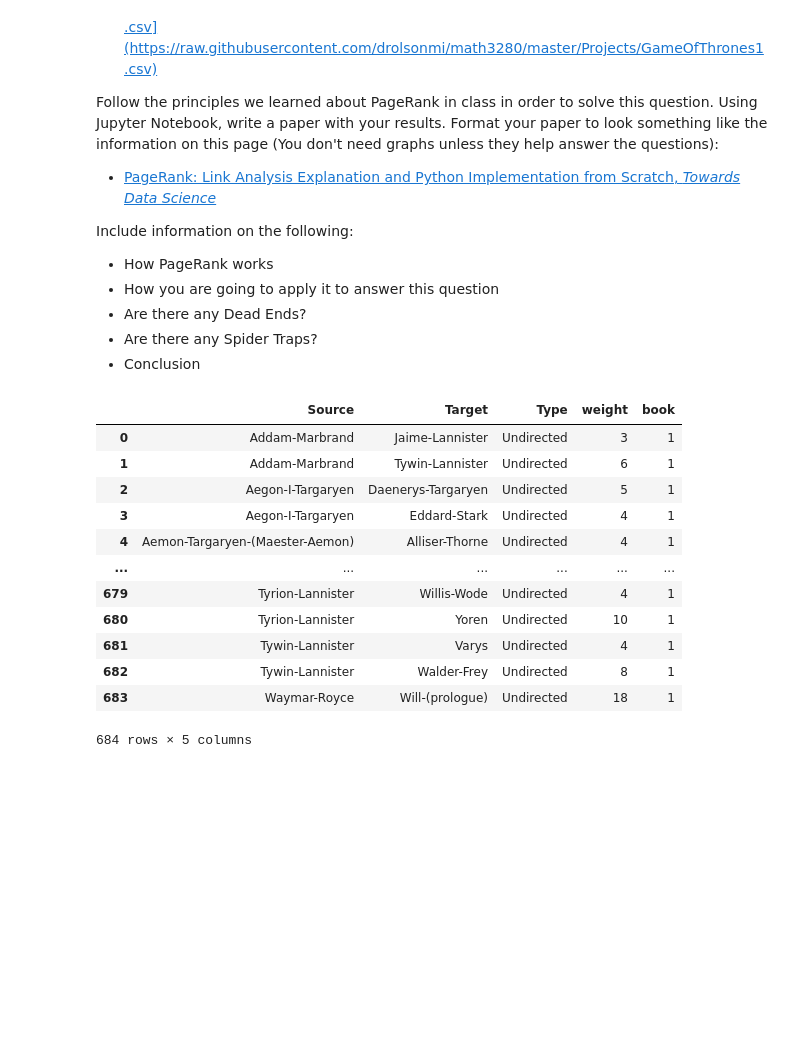
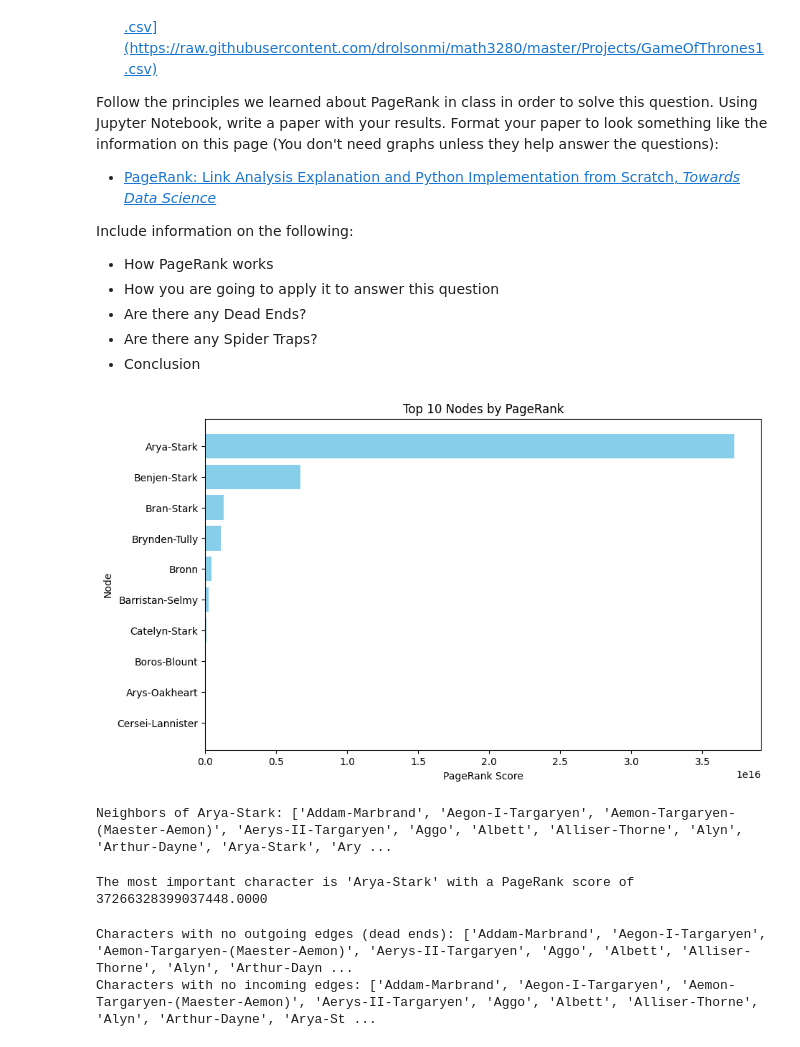
Before and after one commit to MJebran/PageRank, a Jupyter notebook: 3280_Project_02_PageRank.ipynb, the cells around one changed output. Saved outputs shown, nothing was run; the diff lists cells and outputs as text; code cells hidden in the pictures; blank space fills up the shorter version.

```diff
--- a/3280_Project_02_PageRank.ipynb
+++ b/3280_Project_02_PageRank.ipynb
@@ -15,22 +15,3 @@ Include information on the following:
 * Are there any Dead Ends?
 * Are there any Spider Traps?
 * Conclusion
-# %%
-import pandas as pd
-url = "https://raw.githubusercontent.com/drolsonmi/math3280/master/Projects/GameOfThrones1.csv"
-df = pd.read_csv(url)
-df
-# %% [output]
-|  | Source | Target | Type | weight | book |
-| 0 | Addam-Marbrand | Jaime-Lannister | Undirected | 3 | 1 |
-| 1 | Addam-Marbrand | Tywin-Lannister | Undirected | 6 | 1 |
-| 2 | Aegon-I-Targaryen | Daenerys-Targaryen | Undirected | 5 | 1 |
-| 3 | Aegon-I-Targaryen | Eddard-Stark | Undirected | 4 | 1 |
-| 4 | Aemon-Targaryen-(Maester-Aemon) | Alliser-Thorne | Undirected | 4 | 1 |
-| ... | ... | ... | ... | ... | ... |
-| 679 | Tyrion-Lannister | Willis-Wode | Undirected | 4 | 1 |
-| 680 | Tyrion-Lannister | Yoren | Undirected | 10 | 1 |
-| 681 | Tywin-Lannister | Varys | Undirected | 4 | 1 |
-| 682 | Tywin-Lannister | Walder-Frey | Undirected | 8 | 1 |
-| 683 | Waymar-Royce | Will-(prologue) | Undirected | 18 | 1 |
-684 rows × 5 columns
@@ -36,0 +47,47 @@ df
+# %%
+# Sorting the Rank nodes
+sorted_indices = np.argsort(v[:, 0])[::-1]  # Sort in descending order
+sorted_nodes = unique_nodes[sorted_indices]
+sorted_pageranks = v[sorted_indices]
+sorted_pageranks
+# %%
+# Display the top N nodes with their PageRank scores
+N = 10  # Number of top nodes to display
+top_nodes = sorted_nodes[:N]
+top_pageranks = sorted_pageranks[:N]
+
+plt.figure(figsize=(10, 6))
+plt.barh(top_nodes, top_pageranks[:, 0], color='skyblue')
+plt.xlabel('PageRank Score')
+plt.ylabel('Node')
+plt.title(f'Top {N} Nodes by PageRank')
+plt.gca().invert_yaxis()  # Invert the y-axis to display the highest PageRank at the top
+plt.show()
+# %% [output]
+[figure, added]
+# %%
+# neighbors of the top-ranked node
+top_node = top_nodes[0]
+neighbors = list(transition_matrix.loc[top_node].index)
+print(f'Neighbors of {top_node}: {neighbors}')
+# %% [output]
+Neighbors of Arya-Stark: ['Addam-Marbrand', 'Aegon-I-Targaryen', 'Aemon-Targaryen-(Maester-Aemon)', 'Aerys-II-Targaryen', 'Aggo', 'Albett', 'Alliser-Thorne', 'Alyn', 'Arthur-Dayne', 'Arya-Stark', 'Ary ...
+# %%
+# character with the highest PageRank score
+max_pagerank_character = max(G.nodes, key=lambda node: G.nodes[node]['pagerank'])
+max_pagerank_score = G.nodes[max_pagerank_character]['pagerank']
+print(f"The most important character is '{max_pagerank_character}' with a PageRank score of {max_pagerank_score:.4f}")
+# %% [output]
+The most important character is 'Arya-Stark' with a PageRank score of 37266328399037448.0000
+# %%
+# characters with out-degree of 0 (no outgoing edges)
+dead_ends_out = [node for node in G.nodes() if G.out_degree(node) == 0]
+
+# characters with in-degree of 0 (no incoming edges)
+dead_ends_in = [node for node in G.nodes() if G.in_degree(node) == 0]
+
+print("Characters with no outgoing edges (dead ends):", dead_ends_out)
+print("Characters with no incoming edges:", dead_ends_in)
+# %% [output]
+Characters with no outgoing edges (dead ends): ['Addam-Marbrand', 'Aegon-I-Targaryen', 'Aemon-Targaryen-(Maester-Aemon)', 'Aerys-II-Targaryen', 'Aggo', 'Albett', 'Alliser-Thorne', 'Alyn', 'Arthur-Dayn ...
+Characters with no incoming edges: ['Addam-Marbrand', 'Aegon-I-Targaryen', 'Aemon-Targaryen-(Maester-Aemon)', 'Aerys-II-Targaryen', 'Aggo', 'Albett', 'Alliser-Thorne', 'Alyn', 'Arthur-Dayne', 'Arya-St ...
```
Also changed, not shown: parts of 3 cells of this notebook.
